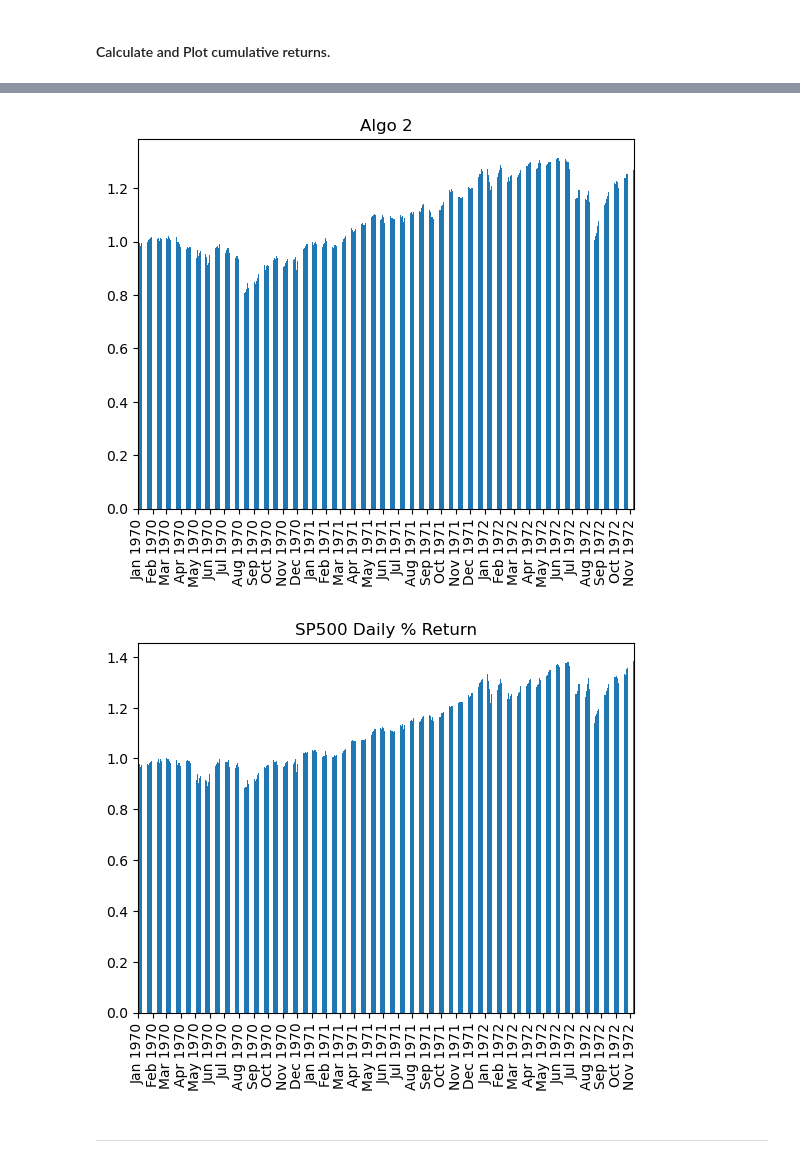
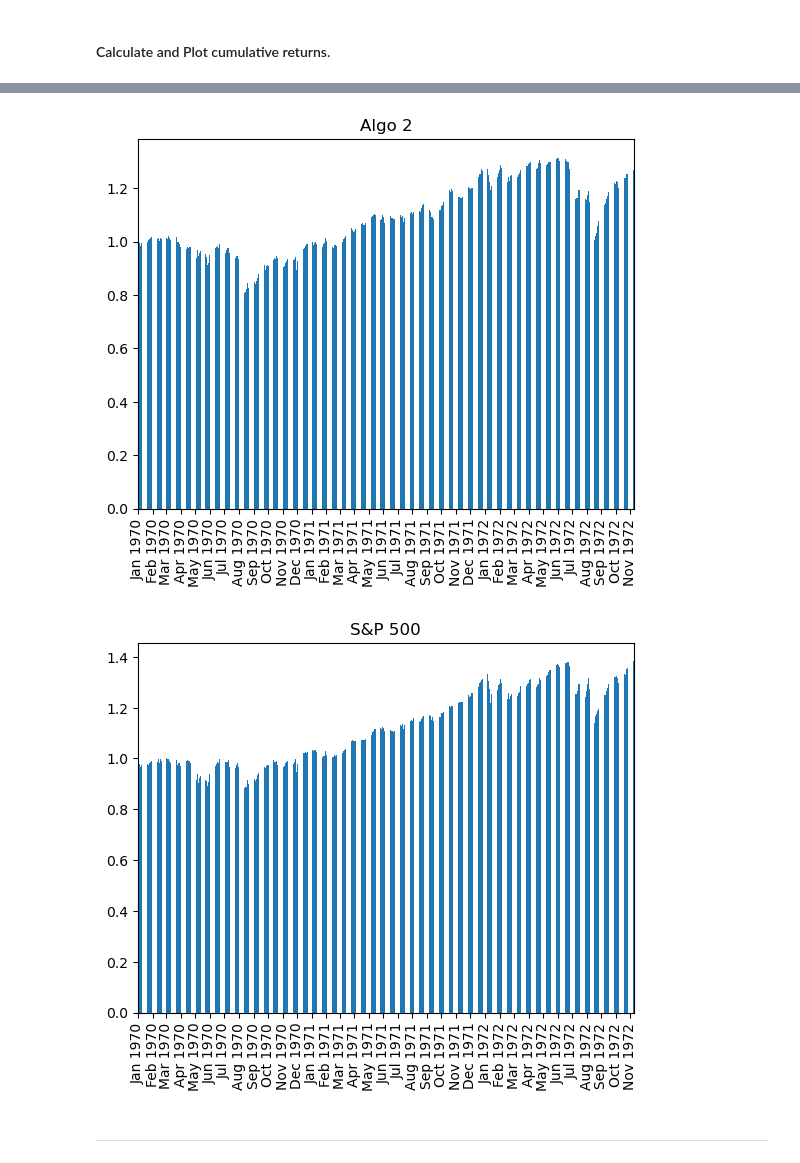
Before and after one commit to MontgomeryG/python-homework, a Jupyter notebook: Starter_Code 2/whale_analysis.ipynb, the cells around one changed output, grey strips where cells are left out. Drawn from its saved outputs; the diff is of its cells as text; code cells hidden in the pictures.

```diff
--- a/Starter_Code 2/whale_analysis.ipynb
+++ b/Starter_Code 2/whale_analysis.ipynb
@@ -247,9 +238,9 @@ dtype: float64
 # %%
 # Rename `Close` Column to be specific to this portfolio.
 
-sp500_pct_change_df = sp500_pct_change_df.rename(columns={"Close": "SP500 Daily % Return"})
+sp500_pct_change_df = sp500_pct_change_df.rename(columns={"Close": "S&P 500"})
 
 # View both ends of dataframe
-print(sp500_pct_change_df.head())
-print(sp500_pct_change_df.tail())
+display(sp500_pct_change_df.head())
+display(sp500_pct_change_df.tail())
 # %% [output]
@@ -302,7 +293,7 @@ returns_plot_list = []  # Create list to save plots so that we can easily access
 # Add each new plot to our list
 # Format x-axis to improve readablility
 for column in combined_df.columns:                                             # help from CHAT GPT
-    new_plot = combined_df[column].plot(kind='bar', title=column)              # help from CHAT GPT
+    new_plot = combined_df[column].plot(kind='bar', title=column + ' Daily Returns')              # help from CHAT GPT
     returns_plot_list.append(new_plot)
     new_plot.xaxis.set_major_locator(MonthLocator())                            #help from CHAT GPT
     new_plot.xaxis.set_major_formatter(DateFormatter("%b %Y"))                  #help from CHAT GPT
@@ -320,67 +311,26 @@ for column in combined_df.columns:                                             #
 # %%
 # Calculate cumulative returns of all portfolios
 
-# cuml_returns_list = []
-# for column in combined_df.columns:                                             # help from CHAT GPT
-#     new_cuml_return = (1 + combined_df[column]).cumprod()
-#     cuml_returns_list.append(new_cuml_return)
-
-    #new_plot.xaxis.set_major_locator(MonthLocator())                            #help from CHAT GPT
-    #new_plot.xaxis.set_major_formatter(DateFormatter("%b %Y"))                  #help from CHAT GPT
-
-
-#create the new data frame for cumulative returns
+# Create the new data frame for cumulative returns
 cuml_return_df = pd.DataFrame()
 
 for column in combined_df.columns:
     new_cuml_return = (1 + combined_df[column]).cumprod()
     cuml_return_df = pd.concat([cuml_return_df, new_cuml_return], axis=1)
 
-cuml_return_df.head()
+display(cuml_return_df.head())
 
 
 
 # Plot cumulative returns
+
 # Save each plot into a list for later access
+cuml_returns_plot_list = []
 
-cuml_returns_plot_list = []
 for column in cuml_return_df.columns:
     new_plot1 = cuml_return_df[column].plot(kind='bar', title=column)
     new_plot1.xaxis.set_major_locator(MonthLocator())
     new_plot1.xaxis.set_major_formatter(DateFormatter("%b %Y"))
     cuml_returns_plot_list.append(new_plot1)
     plt.show()
-
-
-
-
-#EXTRA BELOW:
-# for column in combined_df.columns:                                             # help from CHAT GPT
-#     new_plot = combined_df[column].plot(kind='bar', title=column)              # help from CHAT GPT
-#     returns_plot_list.append(new_plot)
-#     new_plot.xaxis.set_major_locator(MonthLocator())                            #help from CHAT GPT
-#     new_plot.xaxis.set_major_formatter(DateFormatter("%b %Y"))                  #help from CHAT GPT
-#     plt.show()
-
-
-
-# Plot cumulative returns
-
-# cuml_plot_list = []
-# for x in range(len(cuml_returns_list)):
-#     new_cuml_plot = cuml_returns_list[x].plot(title = cuml_returns_list[])
-#     cuml_plot_list.append(new_cuml_plot)
-#     plt.show()
-#cuml_returns_list
-
-
-# cuml_returns_plot_list = []
-
-
-# for column in cuml_return_df.columns:
-#     new_plot1 = cuml_return_df[column].plot(kind='bar', title=column)
-#     new_plot1.xaxis.set_major_locator(MonthLocator())
-#     new_plot1.xaxis.set_major_formatter(DateFormatter("%b %Y"))
-#     cuml_returns_plot_list.append(new_plot1)
-#     plt.show()
 # %% [output]
@@ -387,10 +343,10 @@ for column in cuml_return_df.columns:
 [figure]
 [figure]
 [figure]
 [figure]
 [figure]
 [figure]
-[figure, old version]
+[figure, new version]
 # %% [markdown]
 ---
 # %% [markdown]
```
Also changed, not shown: parts of 27 cells of this notebook.
